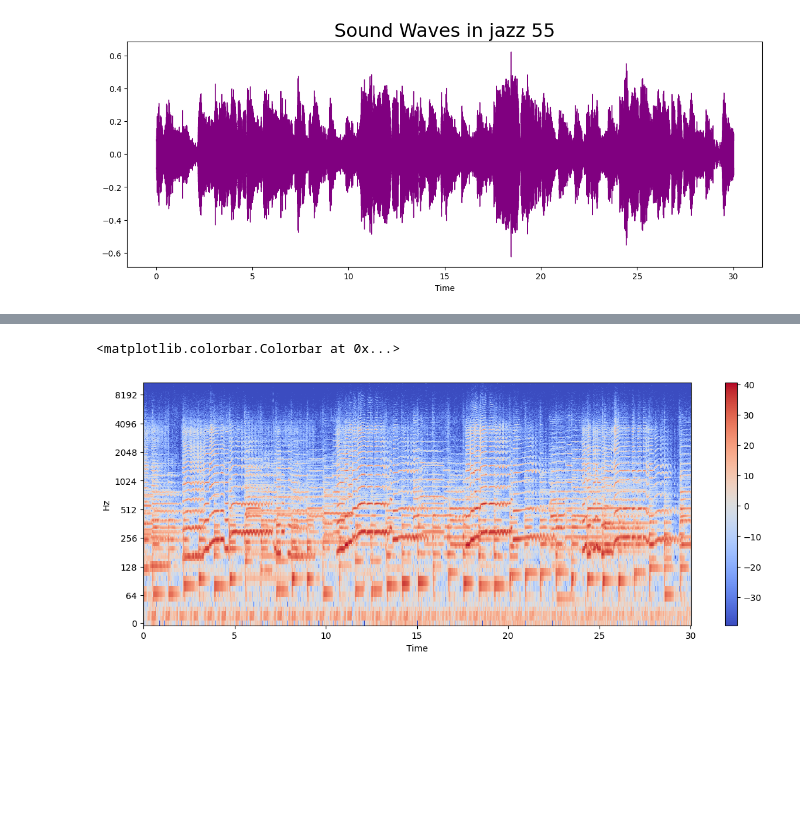
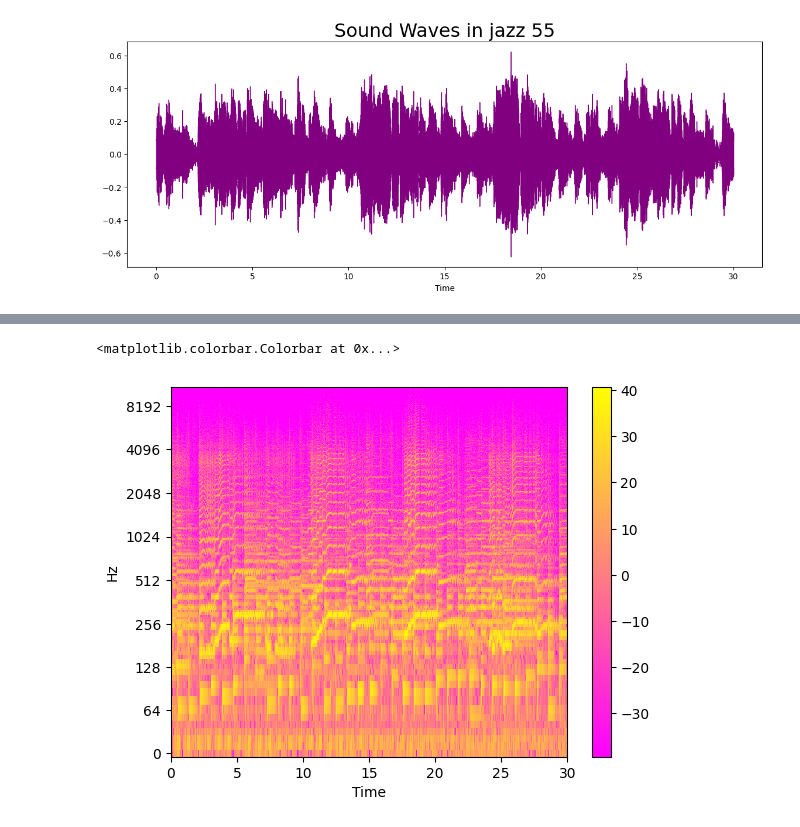
Before and after one commit to B1oodRain/music-genres-classification, a Jupyter notebook: main.ipynb, the cells around one changed output, grey strips where cells are left out. Cells and saved outputs as stored; diff of their text form; code cells hidden in the pictures; blank space fills up the shorter version.

```diff
--- a/main.ipynb
+++ b/main.ipynb
@@ -45,11 +42,11 @@ ipd.Audio(audio_path)
 [interactive output not drawn]
 # %%
 # Trim leading and trailing silence from an audio signal (silence before and after the actual audio)
-audio_file, _ = librosa.effects.trim(y)
+y, _ = librosa.effects.trim(y)
 
 # the result is an numpy ndarray
-print('Audio File:', audio_file, '\n')
-print('Audio File shape:', np.shape(audio_file))
+print('Audio File:', y, '\n')
+print('Audio File shape:', np.shape(y))
 # %% [output]
 Audio File: [-0.04998779 -0.04193115 -0.02993774 ... -0.01553345 -0.01965332
  -0.02023315]
@@ -65,0 +69,5 @@ plt.title("Sound Waves in jazz 55", fontsize = 23);
+# %%
+Y = np.abs(librosa.stft(y)) #discrete fourier-transform
+plt.figure(figsize=(14, 5))
+plt.plot(Y)
+Y.shape
@@ -66,9 +83,7 @@ plt.title("Sound Waves in jazz 55", fontsize = 23);
 # %%
-Y = librosa.stft(y) #discrete fourier-transform
-Ydb = librosa.amplitude_to_db(abs(Y))
-plt.figure(figsize=(14, 5))
-librosa.display.specshow(Ydb, sr=sr, x_axis='time', y_axis='log')
+Ydb = librosa.amplitude_to_db(Y)
+librosa.display.specshow(Ydb, sr=sr, x_axis='time', y_axis='log', cmap = 'spring')
 plt.colorbar()
 # %% [output]
 <matplotlib.colorbar.Colorbar at 0x...>
-[figure, old version]
+[figure, new version]
```
Also changed, not shown: parts of 21 cells of this notebook.
